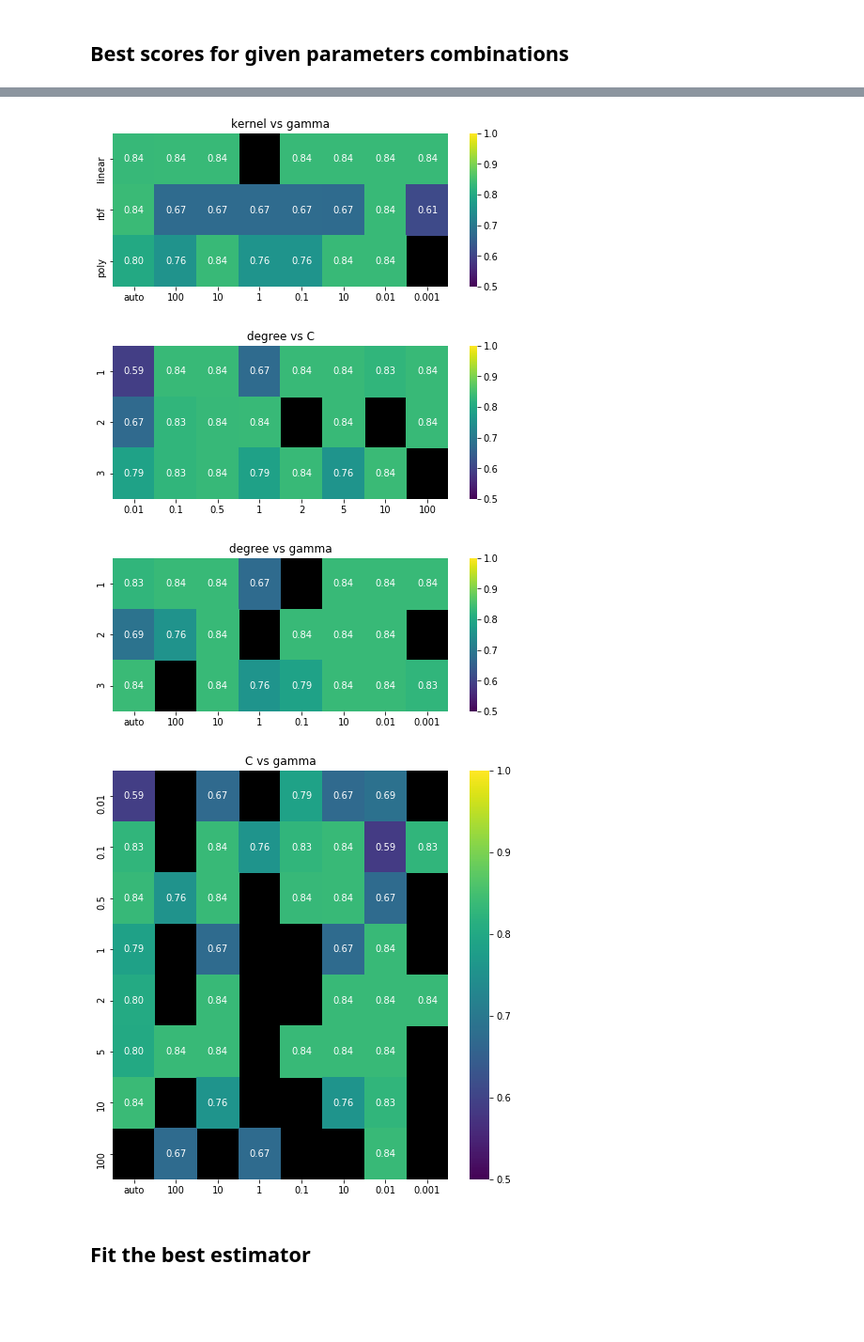
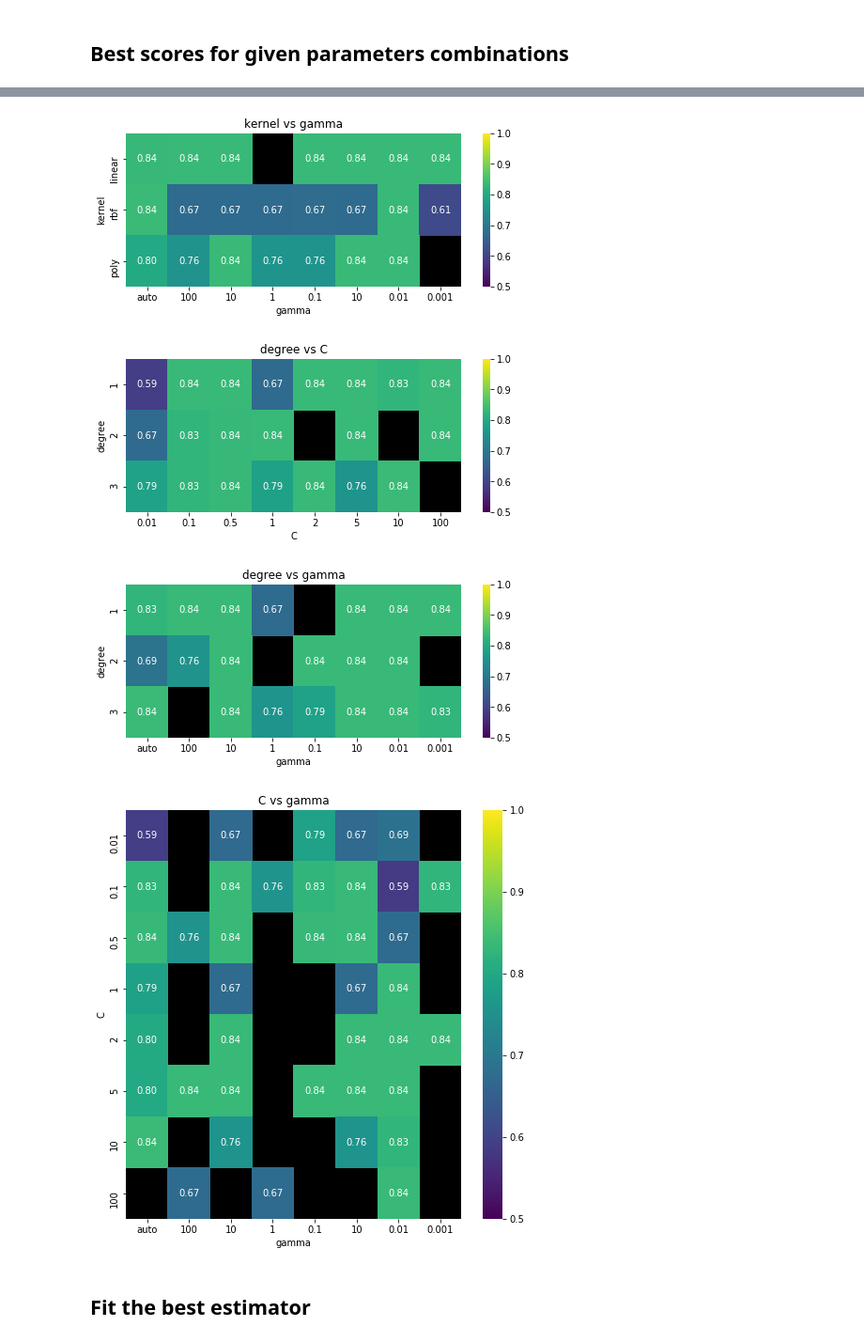
Before and after one commit to pkubiak/happy-szczurki, a Jupyter notebook: Classification SVM.ipynb, the cells around one changed output, grey strips where cells are left out. Shown at 94% size. Drawn from its saved outputs; the diff is of its cells as text; code cells hidden in the pictures; blank space fills up the shorter version.

```diff
--- a/Classification SVM.ipynb
+++ b/Classification SVM.ipynb
@@ -391,7 +398,7 @@ for a, b in itertools.combinations(listables, 2):
         crit_a = clf.cv_results_[f'param_{a}'] == val_a
         crit_b = clf.cv_results_[f'param_{b}'] == val_b
         try:
-            best = np.max(clf.cv_results_['mean_test_score'][crit_a & acrit_b])
+            best = np.max(clf.cv_results_['mean_test_score'][crit_a & crit_b])
         except ValueError:
             best = np.nan
         results.append(best)
@@ -402,4 +409,5 @@ for a, b in itertools.combinations(listables, 2):
     ax = sns.heatmap(results, xticklabels=params_b, yticklabels=params_a, annot=True, fmt=".2f", vmin=0.5, vmax=1.0, cmap='viridis')
     ax.set_facecolor("black")
     ax.set_title(f"{a} vs {b}")
+    ax.set(xlabel=b, ylabel=a)
 # %% [output]
@@ -408,7 +416,7 @@ for a, b in itertools.combinations(listables, 2):
-[figure, old version]
+[figure, new version]
-[figure, old version]
+[figure, new version]
-[figure, old version]
+[figure, new version]
-[figure, old version]
+[figure, new version]
 # %% [markdown]
 ## Fit the best estimator ##
 # %%
```
Also changed, not shown: parts of 3 cells of this notebook.
